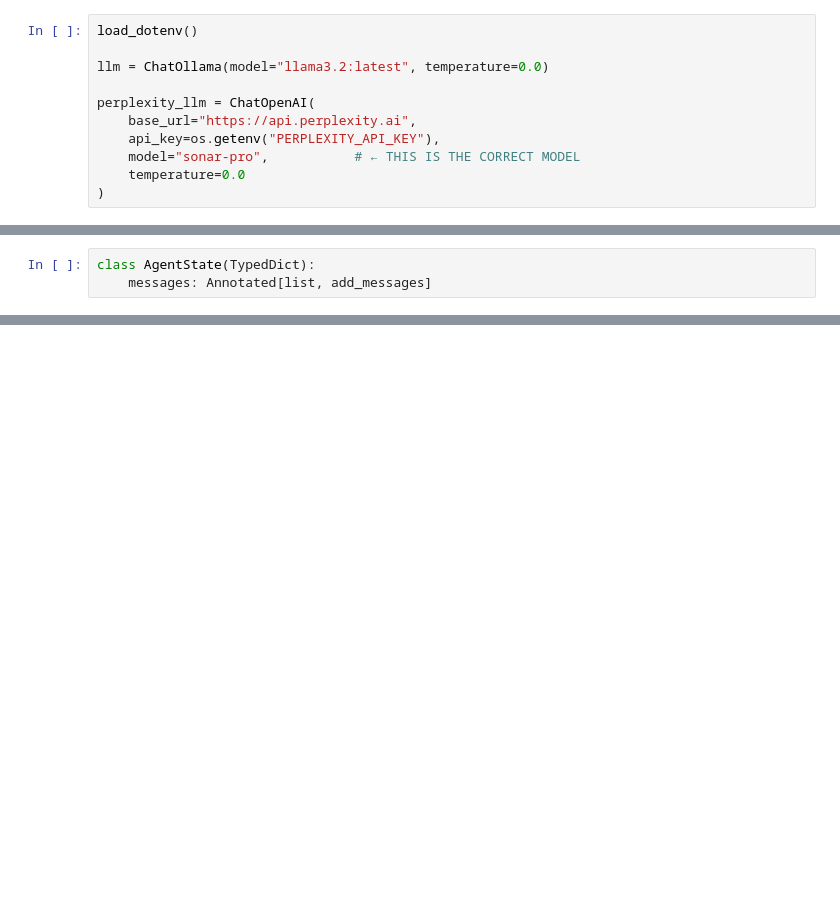
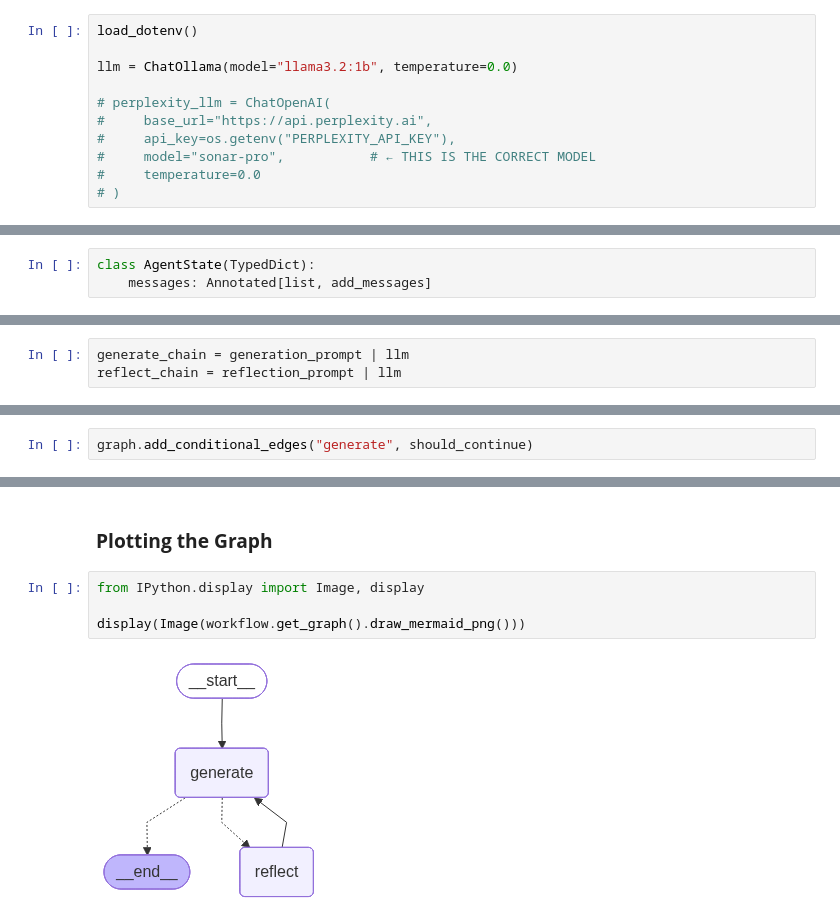
Before and after one commit to PawanKrGunjan/GenerativeAI, a Jupyter notebook: LangGraph/Reflection_Agent.ipynb, the cells around one changed output, grey strips where cells are left out. Saved outputs shown, nothing was run; the diff lists cells and outputs as text; blank space fills up the shorter version.

Commit message:
reflection

```diff
--- a/LangGraph/Reflection_Agent.ipynb
+++ b/LangGraph/Reflection_Agent.ipynb
@@ -14,11 +18,11 @@ import os
 # %%
 load_dotenv()
 
-llm = ChatOllama(model="llama3.2:latest", temperature=0.0)
+llm = ChatOllama(model="llama3.2:1b", temperature=0.0)
 
-perplexity_llm = ChatOpenAI(
-    base_url="https://api.perplexity.ai",
-    api_key=os.getenv("PERPLEXITY_API_KEY"),
-    model="sonar-pro",           # ← THIS IS THE CORRECT MODEL
-    temperature=0.0
-)
+# perplexity_llm = ChatOpenAI(
+#     base_url="https://api.perplexity.ai",
+#     api_key=os.getenv("PERPLEXITY_API_KEY"),
+#     model="sonar-pro",           # ← THIS IS THE CORRECT MODEL
+#     temperature=0.0
+# )
@@ -144,0 +86,3 @@ def should_continue(state: AgentState) -> Literal["reflect", END]:
+# %%
+generate_chain = generation_prompt | llm
+reflect_chain = reflection_prompt | llm
@@ -144,0 +184,2 @@ def should_continue(state: AgentState) -> Literal["reflect", END]:
+# %%
+graph.add_conditional_edges("generate", should_continue)
@@ -171,0 +247,8 @@ Last 3: ['ai', 'ai', 'ai']
+# %% [markdown]
+### **Plotting the Graph**
+# %%
+from IPython.display import Image, display
+
+display(Image(workflow.get_graph().draw_mermaid_png()))
+# %% [output]
+[figure, added]
```
Also changed, not shown: parts of 47 cells of this notebook.
